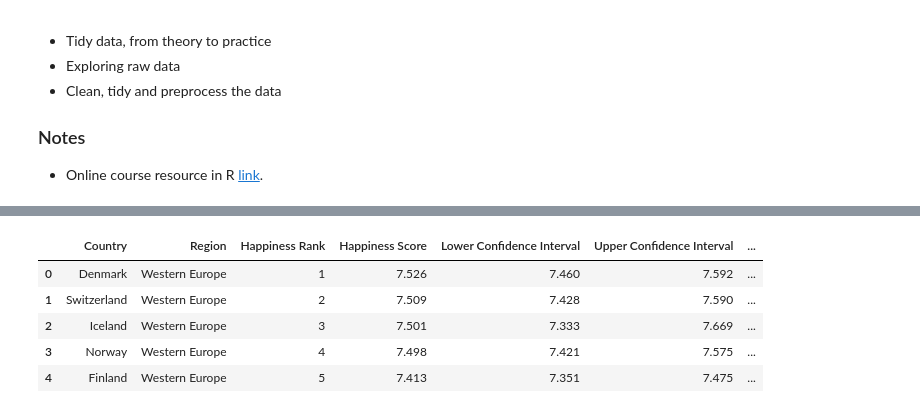
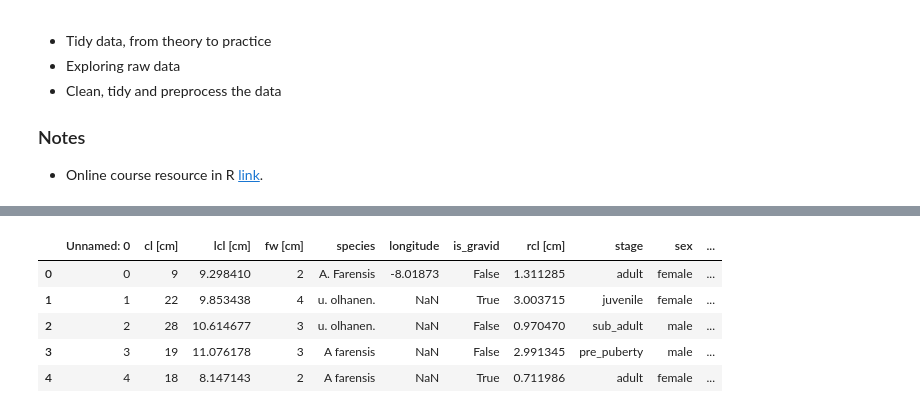
Before and after one commit to Py-ualg/2025-tidy-python, a Jupyter notebook: D1S1/nb1_tidy_data.ipynb, the cells around one changed output, grey strips where cells are left out. Drawn from its saved outputs; the diff is of its cells as text; code cells hidden in the pictures.

```diff
--- a/D1S1/nb1_tidy_data.ipynb
+++ b/D1S1/nb1_tidy_data.ipynb
@@ -16,2 +36,2 @@ import numpy as np
 # %%
-kagglehub.login()
+data_raw_path = '2025-tidy-python/r2py/raw-data-python/'
@@ -29,9 +49,11 @@ Downloading from https://www.kaggle.com/api/v1/datasets/download/unsdsn/world-ha
 # %%
-df.head()
+# df1_q1 <- readr::read_csv(file.path(data_raw_path, "2020-01-04_q1.csv"))
+df1_q1 = pd.read_csv(os.path.join(data_raw_path, '2020-01-04_q1.csv'))
+df1_q1.head()
 # %% [output]
-|  | Country | Region | Happiness Rank | Happiness Score | Lower Confidence Interval | Upper Confidence Interval | ... |
-| 0 | Denmark | Western Europe | 1 | 7.526 | 7.460 | 7.592 | ... |
-| 1 | Switzerland | Western Europe | 2 | 7.509 | 7.428 | 7.590 | ... |
-| 2 | Iceland | Western Europe | 3 | 7.501 | 7.333 | 7.669 | ... |
-| 3 | Norway | Western Europe | 4 | 7.498 | 7.421 | 7.575 | ... |
-| 4 | Finland | Western Europe | 5 | 7.413 | 7.351 | 7.475 | ... |
+|  | Unnamed: 0 | cl [cm] | lcl [cm] | fw [cm] | species | longitude | is_gravid | rcl [cm] | stage | sex | ... |
+| 0 | 0 | 9 | 9.298410 | 2 | A. Farensis | -8.01873 | False | 1.311285 | adult | female | ... |
+| 1 | 1 | 22 | 9.853438 | 4 | u. olhanen. | NaN | True | 3.003715 | juvenile | female | ... |
+| 2 | 2 | 28 | 10.614677 | 3 | u. olhanen. | NaN | False | 0.970470 | sub_adult | male | ... |
+| 3 | 3 | 19 | 11.076178 | 3 | A farensis | NaN | False | 2.991345 | pre_puberty | male | ... |
+| 4 | 4 | 18 | 8.147143 | 2 | A farensis | NaN | True | 0.711986 | adult | female | ... |
```
Also changed, not shown: parts of 16 cells of this notebook.
